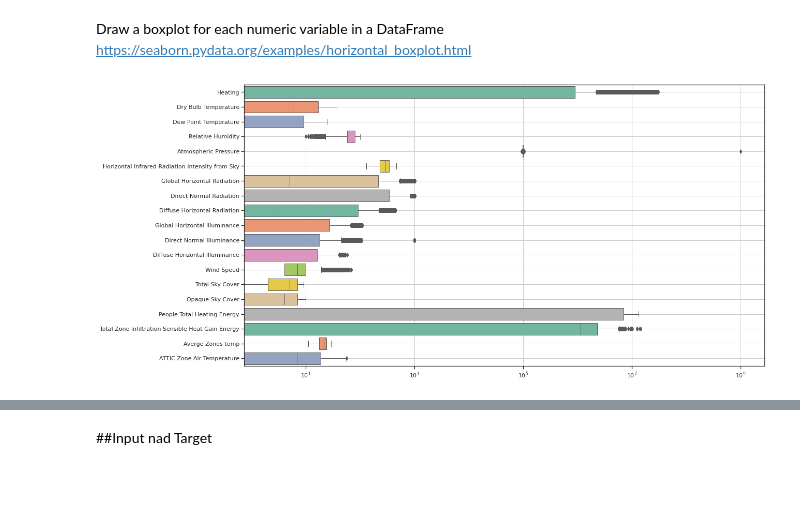
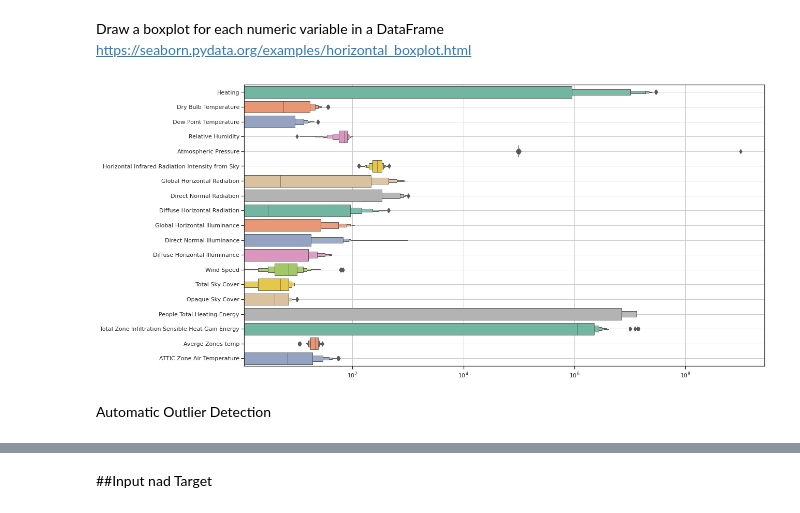
Before and after one commit to sajad95/Heat, a Jupyter notebook: FastCodeImpactofweatherXGB.ipynb, the cells around one changed output, grey strips where cells are left out. Cells and saved outputs as stored; diff of their text form; code cells hidden in the pictures; blank space fills up the shorter version.

```diff
--- a/FastCodeImpactofweatherXGB.ipynb
+++ b/FastCodeImpactofweatherXGB.ipynb
@@ -104,13 +101,15 @@ https://seaborn.pydata.org/examples/horizontal_boxplot.html
 # %%
 import seaborn as sns
 import matplotlib.pyplot as plt
 sns.set_theme(style="ticks")
 f, ax = plt.subplots(figsize=(18, 10))
 ax.set_xscale("log")
-ax = sns.boxplot(data=raw_df3, orient="h", palette="Set2", linewidth=1)
+ax = sns.boxenplot(data=raw_df3, orient="h", palette="Set2", linewidth=1)
 ax.xaxis.grid(True)
 ax.yaxis.grid(True)
 #boxplot If you used it, you should remove scale = 'linear'
 #boxenplot if you used it, you can use scale = 'linear'
 # %% [output]
-[figure, old version]
+[figure, new version]
+# %% [markdown]
+Automatic Outlier Detection
```
Also changed, not shown: parts of 9 cells of this notebook.
